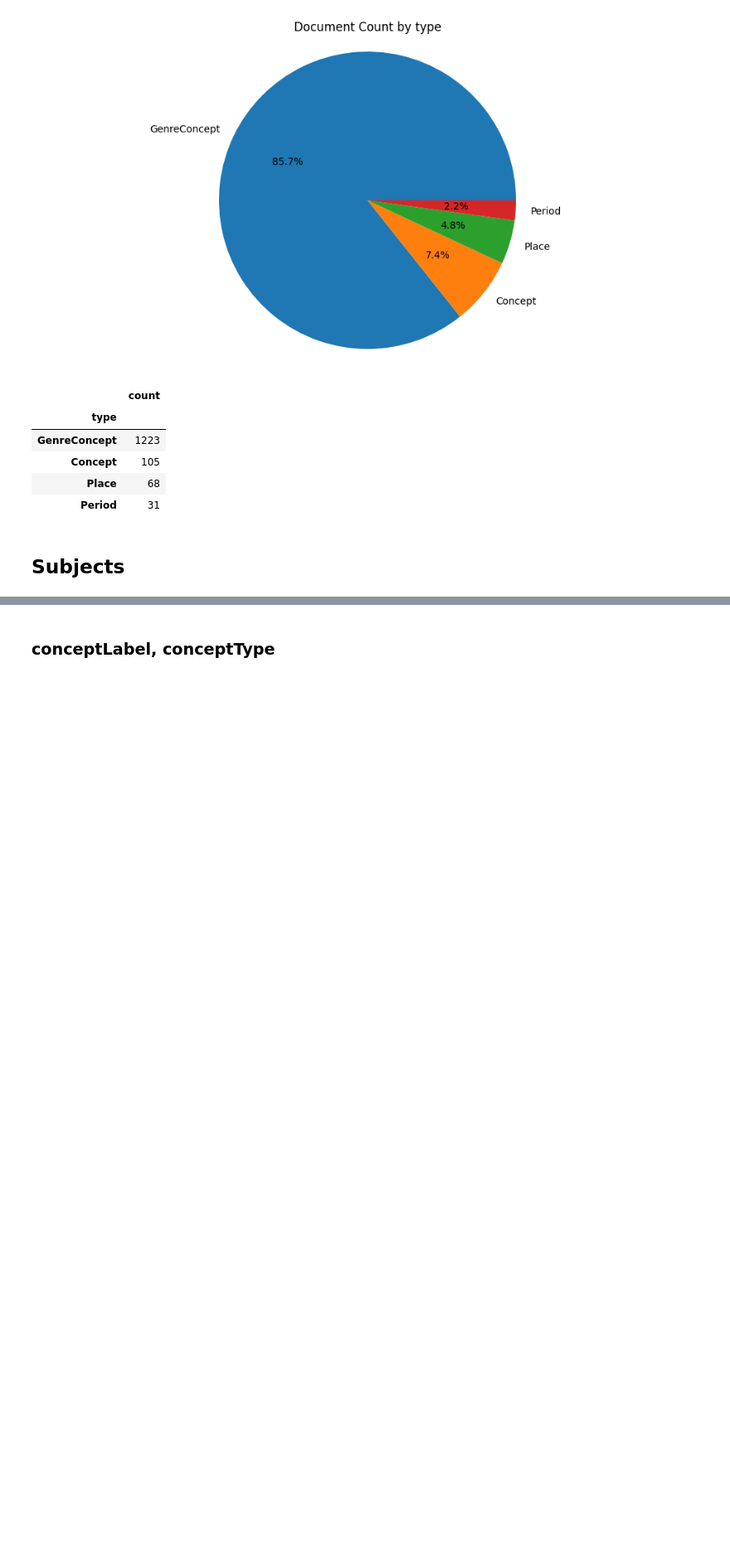
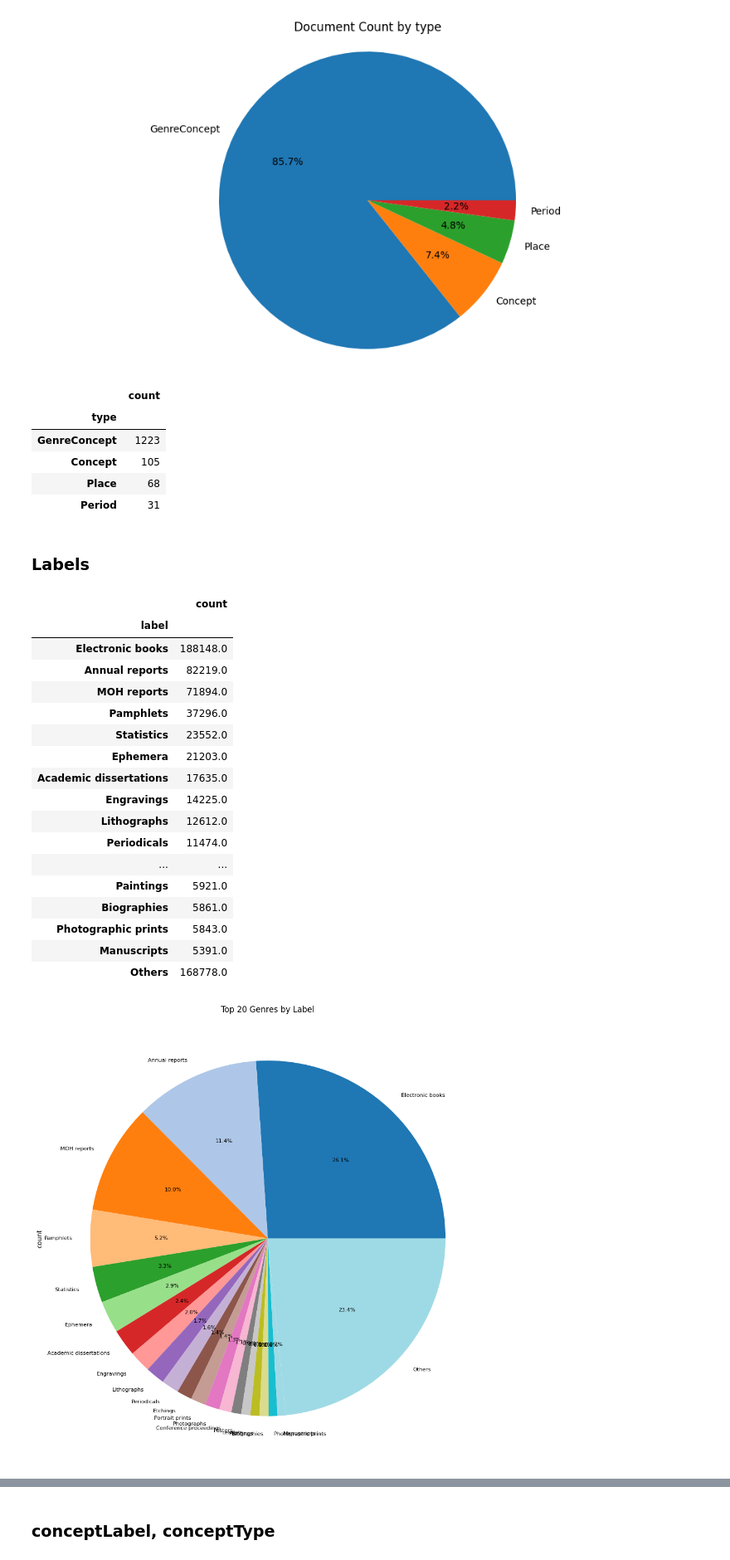
Before and after one commit to danniesim/wc_simd, a Jupyter notebook: notebooks/es_denormalised.ipynb, the cells around one changed output, grey strips where cells are left out. Shown at 83% size. Saved outputs shown, nothing was run; the diff lists cells and outputs as text; code cells hidden in the pictures; blank space fills up the shorter version.

```diff
--- a/notebooks/es_denormalised.ipynb
+++ b/notebooks/es_denormalised.ipynb
@@ -532,0 +481,20 @@ Distinct count without CanonicalId 1410
+# %%
+from pyspark.sql import functions as F
+
+# Select document fields without the top-level "document" field
+genres_df = (
+    spark.table("es_works_denormalised").select(
+        F.col("canonical_id").alias("workId"), F.explode("document.data.genres")).select("workId", "col.*")
+    .select("workId", F.explode("concepts")).select("workId", "col.*")
+    .select("workId", "label", "type", F.col("id.canonicalId").alias("idCanonicalId"), F.col("id.otherIdentifiers").alias("idOtherIdentifiers"), F.col("id.sourceIdentifier").alias("idSourceIdentifier"), F.col("id.type").alias("idType"))
+    # .select("idSourceIdentifier.*")
+    .select("*", F.col("idSourceIdentifier.identifierType").alias("sourceIdentifierIdentifierType"), F.col("idSourceIdentifier.ontologyType").alias("sourceIdentifierOntologyType"), F.col("idSourceIdentifier.value").alias("sourceIdentifierValue")).drop("idSourceIdentifier")
+    .select("*", F.col("sourceIdentifierIdentifierType.id").alias("sourceIdentifierTypeId")).drop("sourceIdentifierIdentifierType")
+    # .drop("otherIdentifiers")
+)
+
+genres_df.show(100, truncate=True)
+print("Count:", genres_df.count())
+print("Distinct count", genres_df.dropDuplicates(["label", "type", "idCanonicalId"]).distinct().count())
+print("Distinct count without CanonicalId",
+      genres_df.dropDuplicates(["label", "type"]).count())
@@ -575,5 +645,54 @@ plot_df
 | Concept | 105 |
 | Place | 68 |
 | Period | 31 |
-# %% [markdown]
-## Subjects
+# %% [markdown]
+### Labels
+# %%
+top_n = 20
+
+# Get the genre count data
+genre_counts = genres_df.groupBy("label").count().orderBy(
+    "count", ascending=False).toPandas().set_index("label")
+
+# Get the "others" count to add to the pie chart
+others_count = genre_counts[~genre_counts.index.isin(
+    genre_counts.head(top_n).index)]
+# Get the count of "Others"
+others_count_value = others_count['count'].sum()
+
+# Add "Others" row to the top genres DataFrame
+plot_concepts = genre_counts.head(top_n).copy()
+plot_concepts.loc["Others", "count"] = others_count_value
+
+# Plot top genres by label
+plot_concepts.plot.pie(
+    y='count',
+    figsize=(12, 12),
+    autopct='%1.1f%%',
+    legend=False,
+    title=f'Top {top_n} Genres by Label',
+    fontsize=8,
+    colormap='tab20'
+)
+
+plot_concepts
+# %% [output]
+|  | count |
+| label |  |
+| Electronic books | 188148.0 |
+| Annual reports | 82219.0 |
+| MOH reports | 71894.0 |
+| Pamphlets | 37296.0 |
+| Statistics | 23552.0 |
+| Ephemera | 21203.0 |
+| Academic dissertations | 17635.0 |
+| Engravings | 14225.0 |
+| Lithographs | 12612.0 |
+| Periodicals | 11474.0 |
+| ... | ... |
+| Paintings | 5921.0 |
+| Biographies | 5861.0 |
+| Photographic prints | 5843.0 |
+| Manuscripts | 5391.0 |
+| Others | 168778.0 |
+[figure, added]
```
Also changed, not shown: parts of 46 cells of this notebook, 1 other file.
